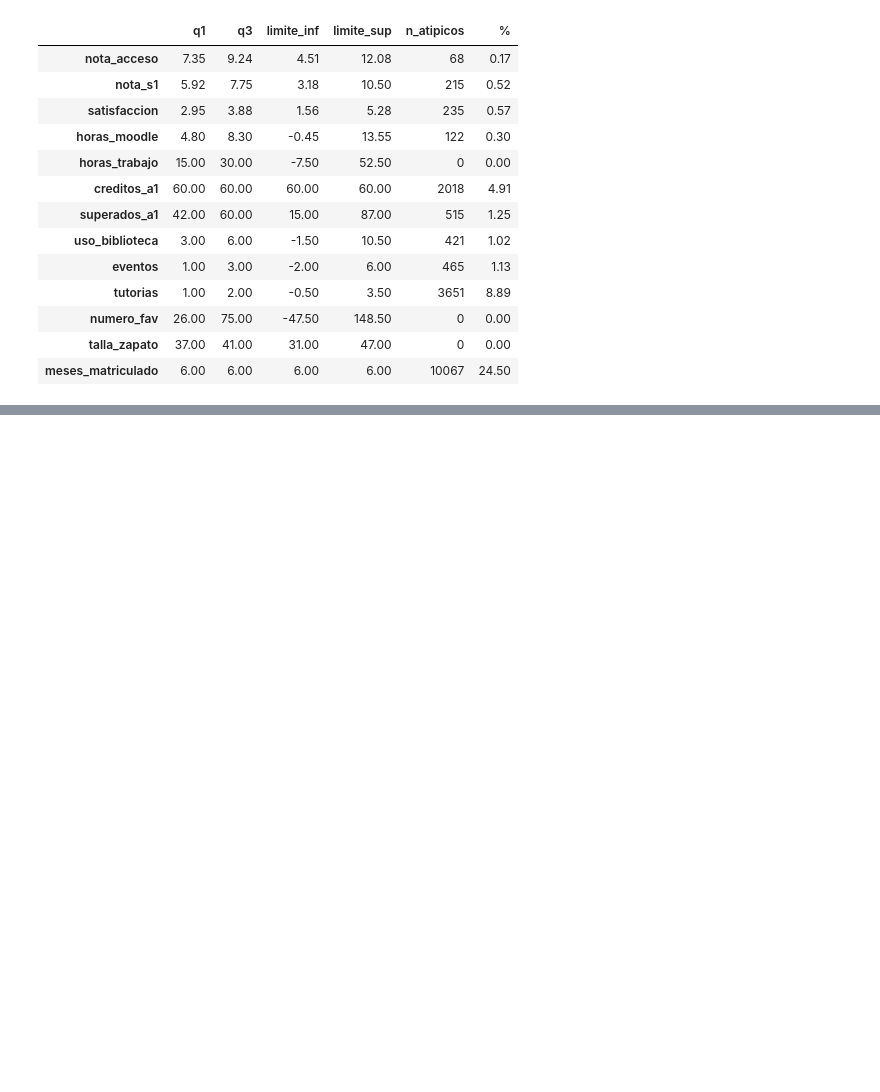
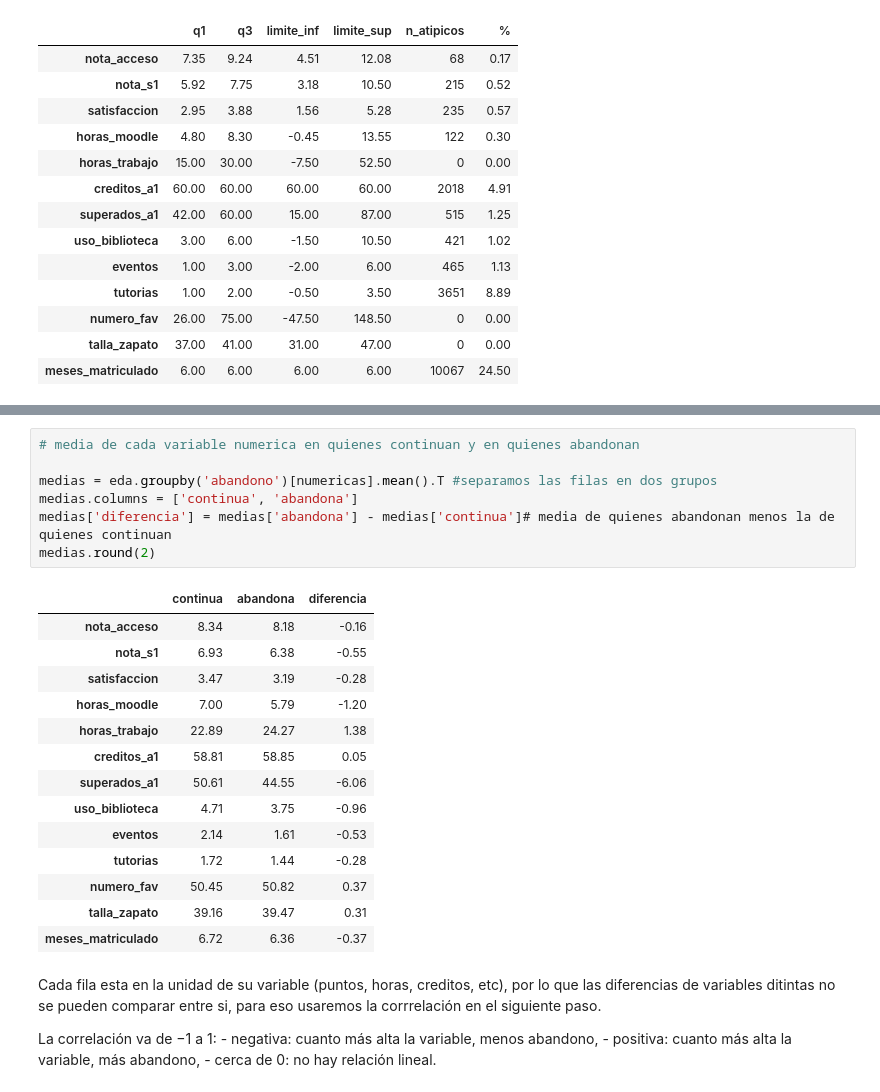
Before and after one commit to alfquito0206/data-mining-2026, a Jupyter notebook: practica-01/Práctica 1 - Análisis, procesamiento y validación .ipynb, the cells around one changed output, grey strips where cells are left out. Saved outputs shown, nothing was run; the diff lists cells and outputs as text; blank space fills up the shorter version.

```diff
--- a/practica-01/Práctica 1 - Análisis, procesamiento y validación .ipynb
+++ b/practica-01/Práctica 1 - Análisis, procesamiento y validación .ipynb
@@ -1041,0 +1223,31 @@ pd.DataFrame({
+# %%
+# media de cada variable numerica en quienes continuan y en quienes abandonan
+
+medias = eda.groupby('abandono')[numericas].mean().T #separamos las filas en dos grupos
+medias.columns = ['continua', 'abandona']
+medias['diferencia'] = medias['abandona'] - medias['continua']# media de quienes abandonan menos la de quienes continuan
+medias.round(2)
+# %% [output]
+|  | continua | abandona | diferencia |
+| nota_acceso | 8.34 | 8.18 | -0.16 |
+| nota_s1 | 6.93 | 6.38 | -0.55 |
+| satisfaccion | 3.47 | 3.19 | -0.28 |
+| horas_moodle | 7.00 | 5.79 | -1.20 |
+| horas_trabajo | 22.89 | 24.27 | 1.38 |
+| creditos_a1 | 58.81 | 58.85 | 0.05 |
+| superados_a1 | 50.61 | 44.55 | -6.06 |
+| uso_biblioteca | 4.71 | 3.75 | -0.96 |
+| eventos | 2.14 | 1.61 | -0.53 |
+| tutorias | 1.72 | 1.44 | -0.28 |
+| numero_fav | 50.45 | 50.82 | 0.37 |
+| talla_zapato | 39.16 | 39.47 | 0.31 |
+| meses_matriculado | 6.72 | 6.36 | -0.37 |
+# %% [markdown]
+Cada fila esta en la unidad de su variable (puntos, horas, creditos, etc), por lo que las diferencias de variables ditintas no se pueden comparar entre si, para eso usaremos la corrrelación en el siguiente paso.
+
+La correlación va de −1 a 1:
+    - negativa: cuanto más alta la
+      variable, menos abandono,
+    - positiva: cuanto más alta la
+      variable, más abandono,
+    - cerca de 0: no hay relación lineal.
```
Also changed, not shown: parts of 36 cells of this notebook.
